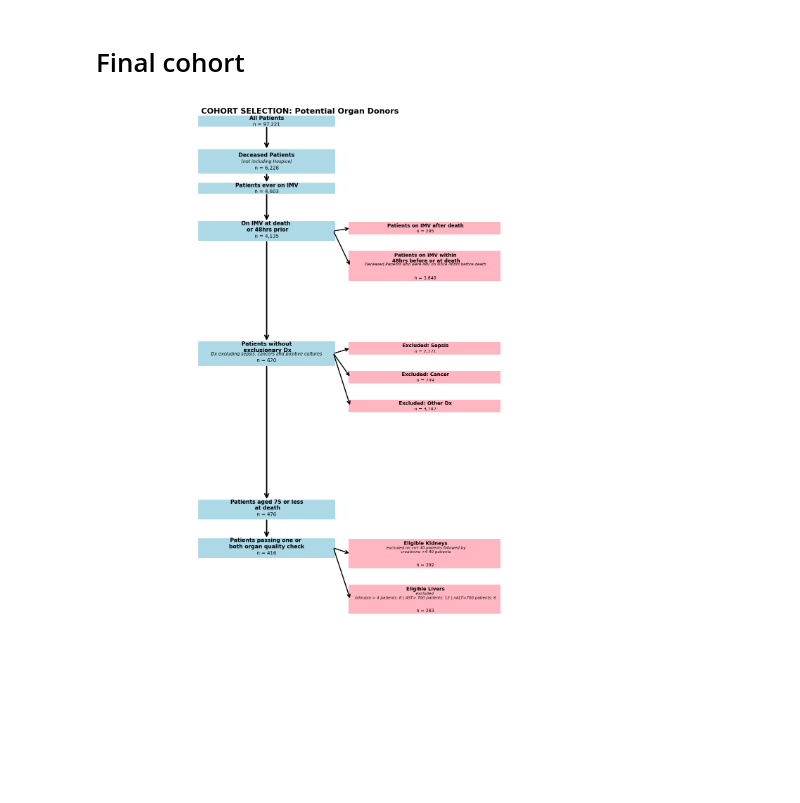
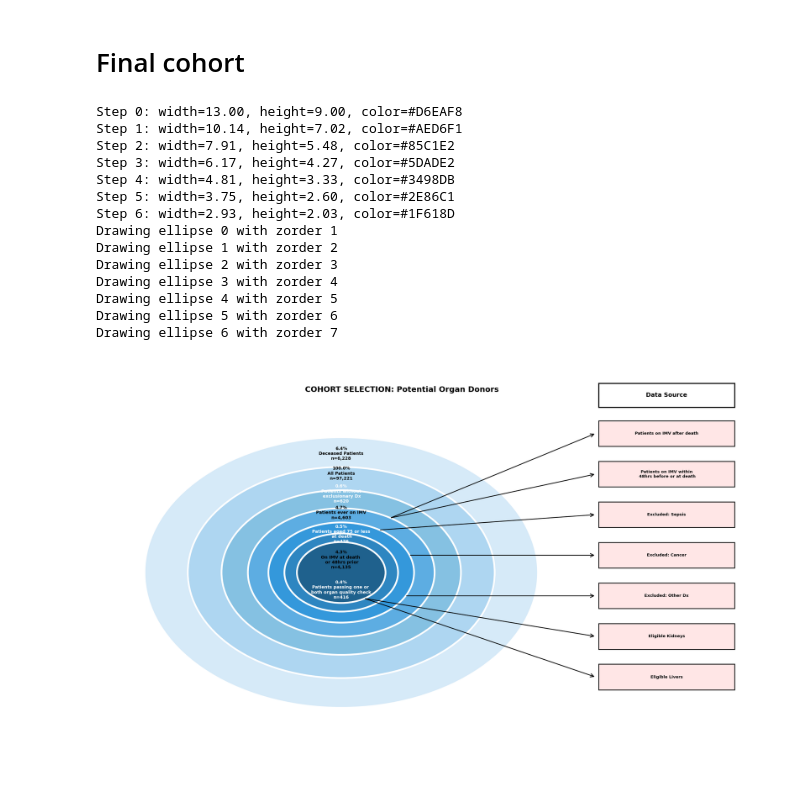
Before and after one commit to Common-Longitudinal-ICU-data-Format/CLIF-donor-identifier, a Jupyter notebook: code/01_cohort_identification.ipynb, the cells around one changed output. Saved outputs shown, nothing was run; the diff lists cells and outputs as text; code cells hidden in the pictures; blank space fills up the shorter version.

```diff
--- a/code/01_cohort_identification.ipynb
+++ b/code/01_cohort_identification.ipynb
@@ -444,8 +444,6 @@ Number of patients missing ALL bilirubin, AST, and ALT labs in last 48h: 153
 # %%
 # resp_expired_cohort_filtered_n
 
-# If drop_counts_by_broad is a DataFrame with columns 'dx_broad' and 'count',
-# we should extract the count for each diagnosis like this:
 def get_drop_count(df, broad_label):
       row = df.filter(pl.col('dx_broad') == broad_label)
       if len(row) > 0:
@@ -456,34 +454,28 @@ steps = [
     {
         'label': 'All Patients',
         'n': total_patients,
-        'color': 'blue'
     },
     {
         'label': 'Deceased Patients',
         'note': '(not including Hospice)',
         'n': expired_patients_n,
-        'color': 'blue',
     },
     {
         'label': 'Patients ever on IMV',
         'n': imv_expired_patients,
-        'color': 'blue'
     },
     {
         'label': 'On IMV at death \n or 48hrs prior',
         'n': imv_48hr_expire,
-        'color': 'blue',
         'split': [
             {
                 'label': 'Patients on IMV after death',
                 'n': imv_after_expire,
-                'color': 'red'
             },
             {
                 'label': 'Patients on IMV within\n 48hrs before or at death',
                 'note': "Deceased Patients who were IMV on since 48hrs before death",
                 'n': imv_48hr_expire - imv_after_expire,
-                'color': 'red'
             }
         ]
     },
@@ -491,56 +483,64 @@ steps = [
         'label': 'Patients without\n exclusionary Dx',
         'note': 'Dx excluding sepsis, cancers and positive cultures',
         'n': resp_expired_cohort_filtered_n,
-        'color': 'blue',
         'split': [
             {
                 'label': 'Excluded: Sepsis',
                 'n': get_drop_count(drop_counts_by_broad, 'sepsis'),
-                'color': 'red'
             },
             {
                 'label': 'Excluded: Cancer',
                 'n': get_drop_count(drop_counts_by_broad, 'cancer'),
-                'color': 'red'
             },
             {
                 'label': 'Excluded: Other Dx',
                 'n': get_drop_count(drop_counts_by_broad, 'other'),
-                'color': 'red'
             }
         ]
     },
     {
         'label': 'Patients aged 75 or less\n at death',
         'n': age_relevant_cohort_n,
-        'color': 'blue'
     },
     {
         'label': 'Patients passing one or \nboth organ quality check',
         'n': overall_organ_eligible_patients,
-        'color': 'blue',
         'split': [
             {
                 'label': 'Eligible Kidneys',
                 'note': f" excluded on crrt {patients_crrt_n} patients followed by\n creatinine >4 {filtered_out_patients_count} patients",
                 'n': eligible_kidney_n,
                 'color': 'red'
             },
             {
                 'label': 'Eligible Livers',
                 'note': f"excluded \n bilirubin > 4 patients: {n_bili_gt4} | AST> 700 patients: {n_ast_gt700} | nALT>700 patients: {n_alt_gt700} ",
                 'n': eligible_liver_n,
                 'color': 'red'
             }
         ]
     },
 ]
 
-fig = create_consort_diagram(
+fig = create_nested_funnel_diagram(
     steps,
     title="COHORT SELECTION: Potential Organ Donors"
 )
 fig.savefig("../output/final/cohort_strobe.png", bbox_inches="tight", dpi=300)
 plt.show()
 # %% [output]
+Step 0: width=13.00, height=9.00, color=#D6EAF8
+Step 1: width=10.14, height=7.02, color=#AED6F1
+Step 2: width=7.91, height=5.48, color=#85C1E2
+Step 3: width=6.17, height=4.27, color=#5DADE2
+Step 4: width=4.81, height=3.33, color=#3498DB
+Step 5: width=3.75, height=2.60, color=#2E86C1
+Step 6: width=2.93, height=2.03, color=#1F618D
+Drawing ellipse 0 with zorder 1
+Drawing ellipse 1 with zorder 2
+Drawing ellipse 2 with zorder 3
+Drawing ellipse 3 with zorder 4
+Drawing ellipse 4 with zorder 5
+Drawing ellipse 5 with zorder 6
+Drawing ellipse 6 with zorder 7
-[figure, old version]
+[figure, new version]
```
Also changed, not shown: parts of 1 cell of this notebook, 1 other file.
